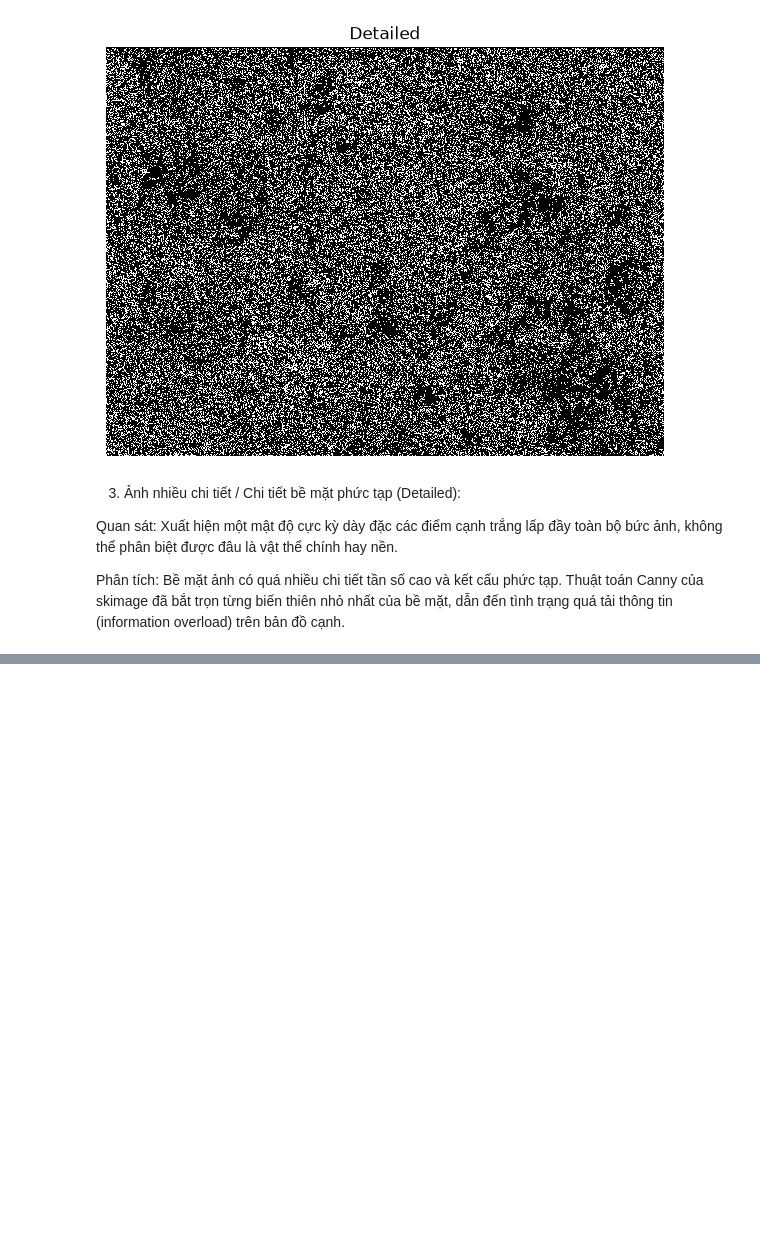
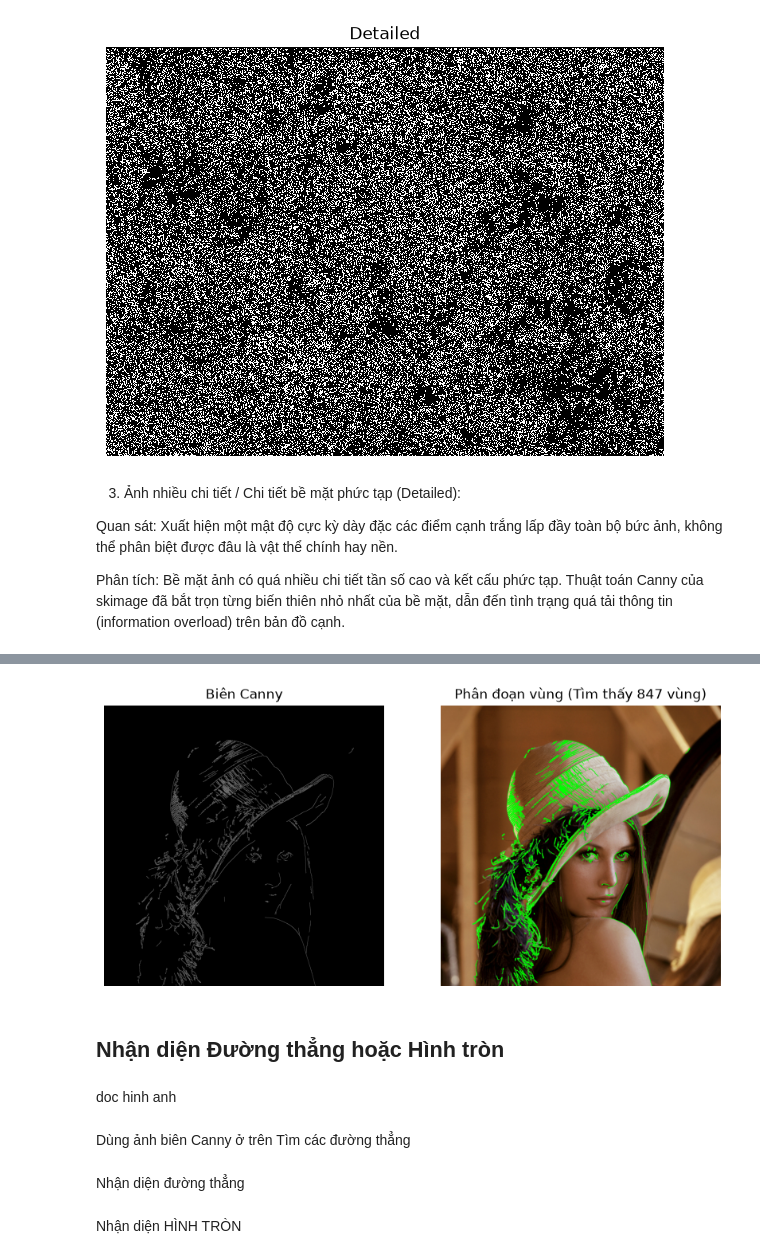
Before and after one commit to NappoLeeShi/computer_vision, a Jupyter notebook: lab2/lab2_part2.ipynb, the cells around one changed output, grey strips where cells are left out. Drawn from its saved outputs; the diff is of its cells as text; code cells hidden in the pictures; blank space fills up the shorter version.

```diff
--- a/lab2/lab2_part2.ipynb
+++ b/lab2/lab2_part2.ipynb
@@ -280,0 +300,26 @@ Phân tích: Bề mặt ảnh có quá nhiều chi tiết tần số cao và k
+# %%
+#3. Phân đoạn vùng (Segmentation) bằng cv2.findContours từ ảnh biên Canny
+contours, _ = cv2.findContours(edges, cv2.RETR_EXTERNAL, cv2.CHAIN_APPROX_SIMPLE)
+
+#4. Vẽ các vùng đã phân đoạn lên ảnh gốc (Tô màu ranh giới vùng)
+img_segmented =image.copy()
+cv2.drawContours(img_segmented, contours, -1, (0, 255, 0), 2)  # Vẽ viền màu xanh lá
+
+#Hiển thị
+plt.figure(figsize=(10, 5))
+plt.subplot(1, 2, 1)
+plt.imshow(edges, cmap='gray')
+plt.title("Biên Canny")
+plt.axis('off')
+
+plt.subplot(1, 2, 2)
+plt.imshow(cv2.cvtColor(img_segmented, cv2.COLOR_BGR2RGB))
+plt.title(f"Phân đoạn vùng (Tìm thấy {len(contours)} vùng)")
+plt.axis('off')
+plt.show()
+# %% [output]
+[figure, added]
+# %% [markdown]
+## Nhận diện Đường thẳng  hoặc Hình tròn
+# %% [markdown]
+doc hinh anh
@@ -280,0 +335,3 @@ Phân tích: Bề mặt ảnh có quá nhiều chi tiết tần số cao và k
+# %% [markdown]
+Dùng ảnh biên Canny ở trên
+Tìm các đường thẳng
@@ -280,0 +341,2 @@ Phân tích: Bề mặt ảnh có quá nhiều chi tiết tần số cao và k
+# %% [markdown]
+Nhận diện đường thẳng
@@ -280,0 +350,2 @@ Phân tích: Bề mặt ảnh có quá nhiều chi tiết tần số cao và k
+# %% [markdown]
+Nhận diện HÌNH TRÒN
```
Also changed, not shown: parts of 14 cells of this notebook.
